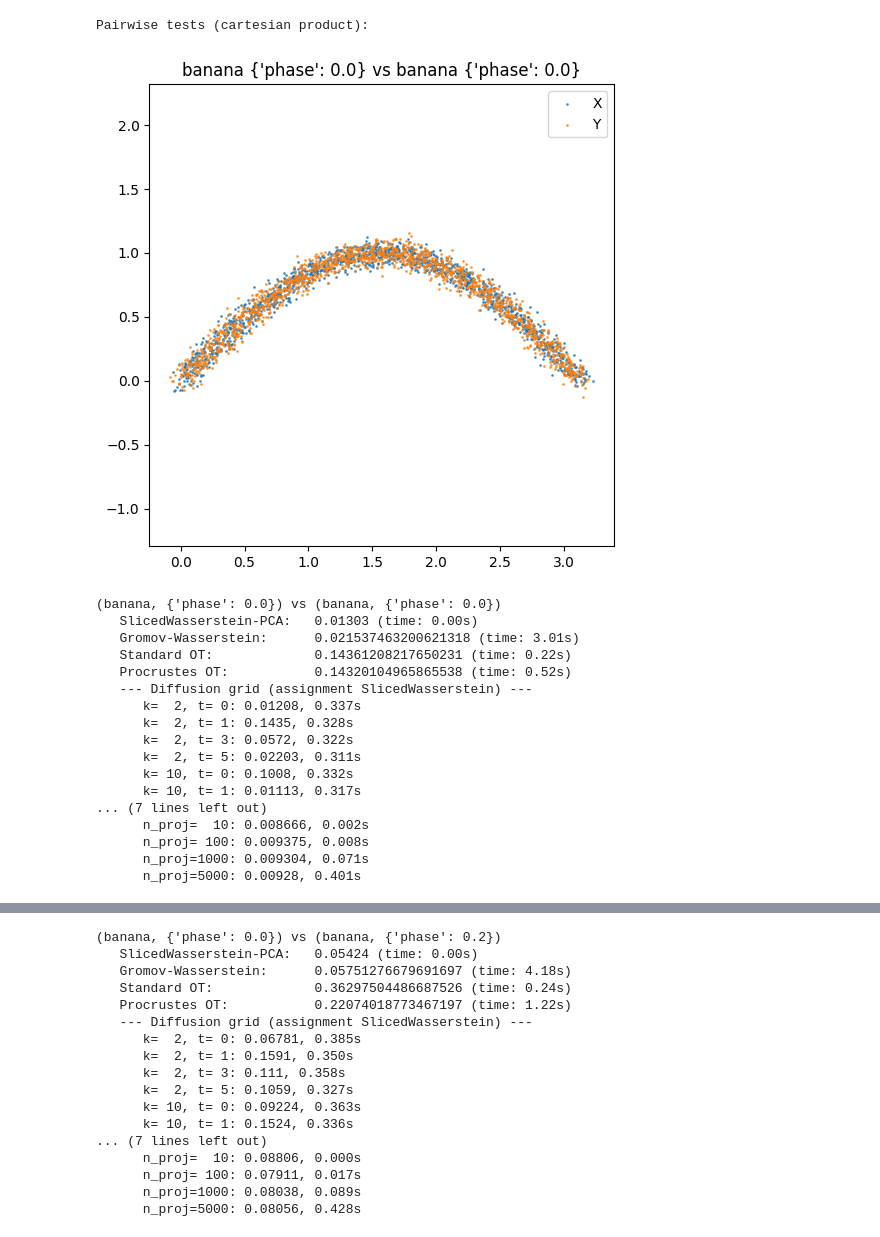
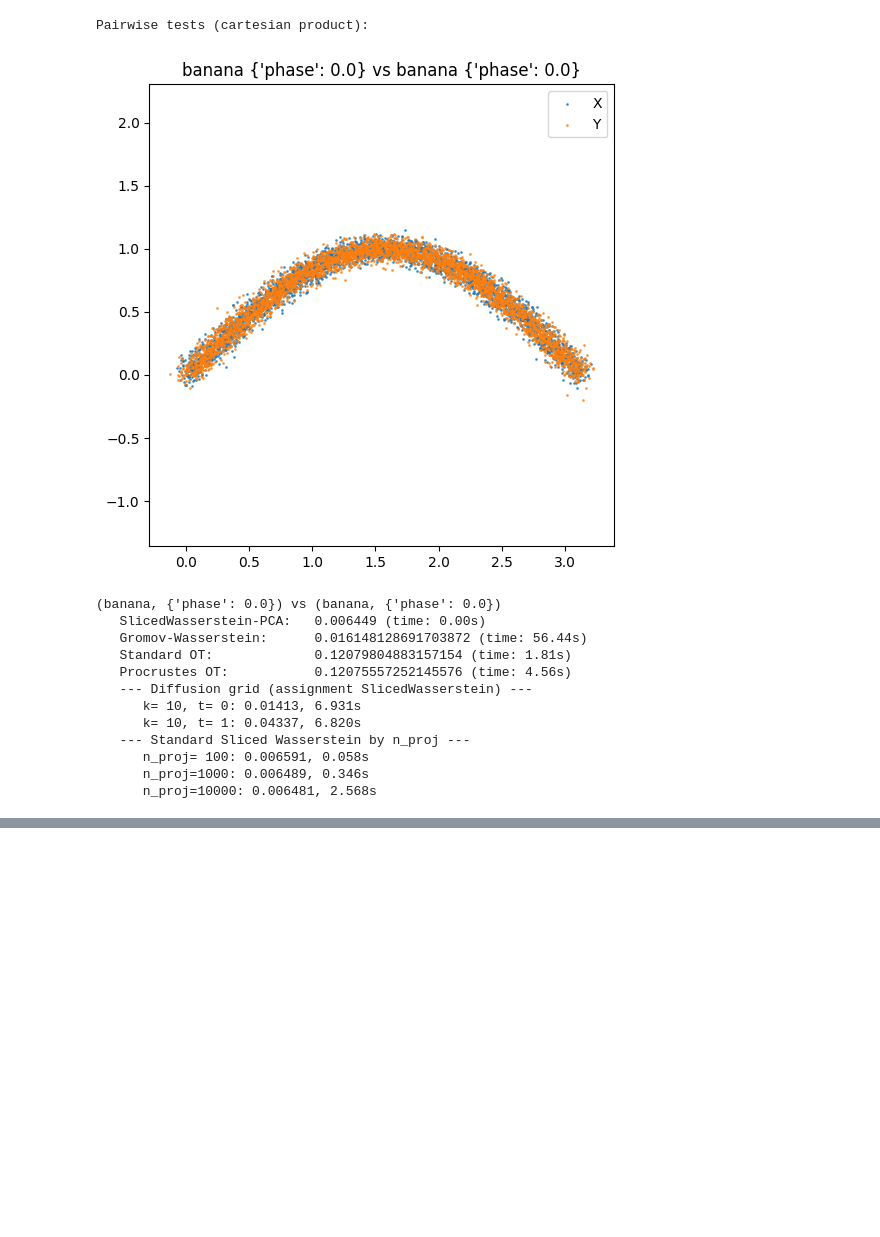
Before and after one commit to zakk-h/RISWIE, a Jupyter notebook: code.ipynb, the cells around one changed output, grey strips where cells are left out. Saved outputs shown, nothing was run; the diff lists cells and outputs as text; code cells hidden in the pictures; blank space fills up the shorter version.

```diff
--- a/code.ipynb
+++ b/code.ipynb
@@ -10,6 +10,9 @@ from sklearn import datasets
 import itertools
 import matplotlib.pyplot as plt
 import time
+import pandas as pd
+import os
+
 
 try:
     import ot  # POT: Python Optimal Transport
@@ -90,7 +93,7 @@ def assignment_sliced_wasserstein(X, Y, AX, BY):
             C[i, j] = min(d_pos, d_neg) # square has been done already
     row_ind, col_ind = linear_sum_assignment(C)
     total_cost = C[row_ind, col_ind].sum()
-    return np.sqrt(total_cost) # to hopefully be a pseudometric - regardless, matching units
+    return np.sqrt(total_cost/k) # to hopefully be a pseudometric - regardless, matching units
 
 ##############################
 # Baselines: GW and OT and ...#
@@ -320,13 +323,13 @@ def test_framework():
             configs.append((dtype, params))
 
     # Grid parameters
-    k_values = [3, 10, 100]
-    t_values = [0, 1, 4, 10, 50]
+    k_values = [10]
+    t_values = [0, 1]
     n_proj_values = [100, 1000, 10000]
 
     print("Pairwise tests (cartesian product):\n")
     for (dtype1, p1), (dtype2, p2) in itertools.product(configs, configs):
-        n = 1500
+        n = 3500
         X = generate_dataset(dtype1, n=n, d=2, **p1)
         Y = generate_dataset(dtype2, n=n, d=2, **p2)
         plot_pair(X, Y, title=f'{dtype1} {p1} vs {dtype2} {p2}', savepath=None)
@@ -370,48 +373,43 @@ def test_framework():
         except ValueError as e:
             d_ot = str(e)
             ot_time = None
 
         try:
             t0 = time.time()
             d_proc = procrustes_ot(X, Y)
             t1 = time.time()
             procrustes_time = t1 - t0
         except ValueError as e:
             d_proc = str(e)
             procrustes_time = None
 
         print(f'({dtype1}, {p1}) vs ({dtype2}, {p2})')
         print(f'   SlicedWasserstein-PCA:   {d_pca:.4g} (time: {pca_time:.2f}s)' if pca_time is not None else '   SlicedWasserstein-PCA:   Error')
         print(f'   Gromov-Wasserstein:      {d_gw} (time: {gw_time:.2f}s)' if gw_time is not None else '   Gromov-Wasserstein:      Error')
         print(f'   Standard OT:             {d_ot} (time: {ot_time:.2f}s)' if ot_time is not None else '   Standard OT:             Error')
         print(f'   Procrustes OT:           {d_proc} (time: {procrustes_time:.2f}s)' if procrustes_time is not None else '   Procrustes OT:           Error')
         print('   --- Diffusion grid (assignment SlicedWasserstein) ---')
         for (kk, tt), (dist, t_elapsed) in sorted(diffusion_results.items()):
             print(f'      k={kk:3d}, t={tt:2d}: {dist:.4g}, {t_elapsed:.3f}s' if t_elapsed is not None else f'      k={kk:3d}, t={tt:2d}: Error')
         print('   --- Standard Sliced Wasserstein by n_proj ---')
         for n_proj, (dist, t_elapsed) in sorted(sw_proj_results.items()):
             print(f'      n_proj={n_proj:4d}: {dist:.4g}, {t_elapsed:.3f}s' if t_elapsed is not None else f'      n_proj={n_proj:4d}: Error')
         print()
 
 if __name__ == '__main__':
     test_framework()
 # %% [output]
 Pairwise tests (cartesian product):
-[figure, old version]
+[figure, new version]
 (banana, {'phase': 0.0}) vs (banana, {'phase': 0.0})
-   SlicedWasserstein-PCA:   0.01303 (time: 0.00s)
-   Gromov-Wasserstein:      0.021537463200621318 (time: 3.01s)
-   Standard OT:             0.14361208217650231 (time: 0.22s)
-   Procrustes OT:           0.14320104965865538 (time: 0.52s)
+   SlicedWasserstein-PCA:   0.006449 (time: 0.00s)
+   Gromov-Wasserstein:      0.016148128691703872 (time: 56.44s)
+   Standard OT:             0.12079804883157154 (time: 1.81s)
+   Procrustes OT:           0.12075557252145576 (time: 4.56s)
    --- Diffusion grid (assignment SlicedWasserstein) ---
-      k=  2, t= 0: 0.01208, 0.337s
-      k=  2, t= 1: 0.1435, 0.328s
-      k=  2, t= 3: 0.0572, 0.322s
-      k=  2, t= 5: 0.02203, 0.311s
-      k= 10, t= 0: 0.1008, 0.332s
-      k= 10, t= 1: 0.01113, 0.317s
-... (7 lines left out)
-      n_proj=  10: 0.008666, 0.002s
-      n_proj= 100: 0.009375, 0.008s
-      n_proj=1000: 0.009304, 0.071s
-      n_proj=5000: 0.00928, 0.401s
+      k= 10, t= 0: 0.01413, 6.931s
+      k= 10, t= 1: 0.04337, 6.820s
+   --- Standard Sliced Wasserstein by n_proj ---
+      n_proj= 100: 0.006591, 0.058s
+      n_proj=1000: 0.006489, 0.346s
+      n_proj=10000: 0.006481, 2.568s
@@ -419,17 +416,0 @@ Pairwise tests (cartesian product):
-(banana, {'phase': 0.0}) vs (banana, {'phase': 0.2})
-   SlicedWasserstein-PCA:   0.05424 (time: 0.00s)
-   Gromov-Wasserstein:      0.05751276679691697 (time: 4.18s)
-   Standard OT:             0.36297504486687526 (time: 0.24s)
-   Procrustes OT:           0.22074018773467197 (time: 1.22s)
-   --- Diffusion grid (assignment SlicedWasserstein) ---
-      k=  2, t= 0: 0.06781, 0.385s
-      k=  2, t= 1: 0.1591, 0.350s
-      k=  2, t= 3: 0.111, 0.358s
-      k=  2, t= 5: 0.1059, 0.327s
-      k= 10, t= 0: 0.09224, 0.363s
-      k= 10, t= 1: 0.1524, 0.336s
-... (7 lines left out)
-      n_proj=  10: 0.08806, 0.000s
-      n_proj= 100: 0.07911, 0.017s
-      n_proj=1000: 0.08038, 0.089s
-      n_proj=5000: 0.08056, 0.428s
```
Also changed, not shown: parts of 2 cells of this notebook, 2 other files.
